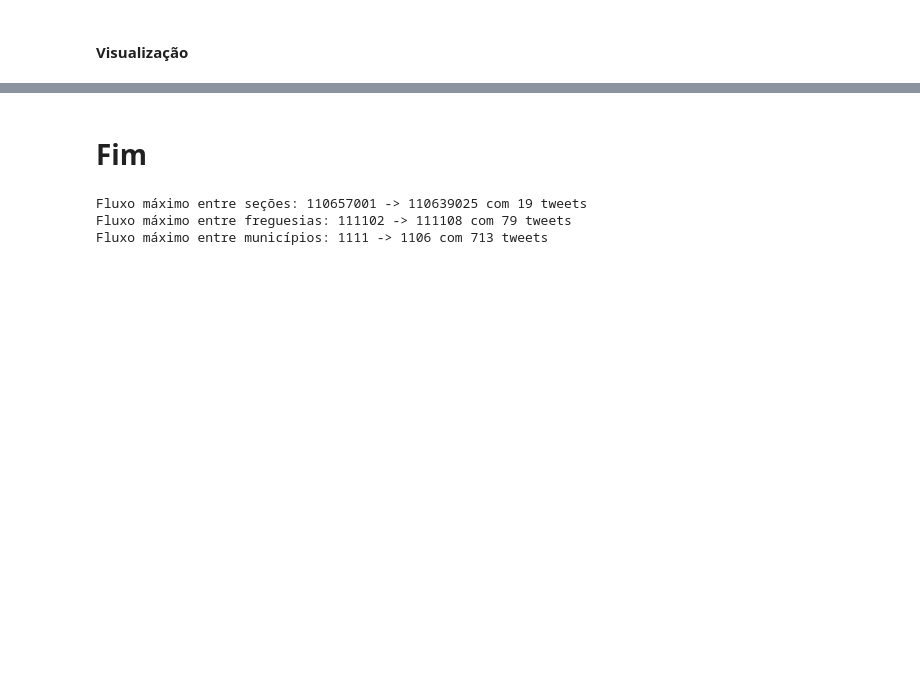
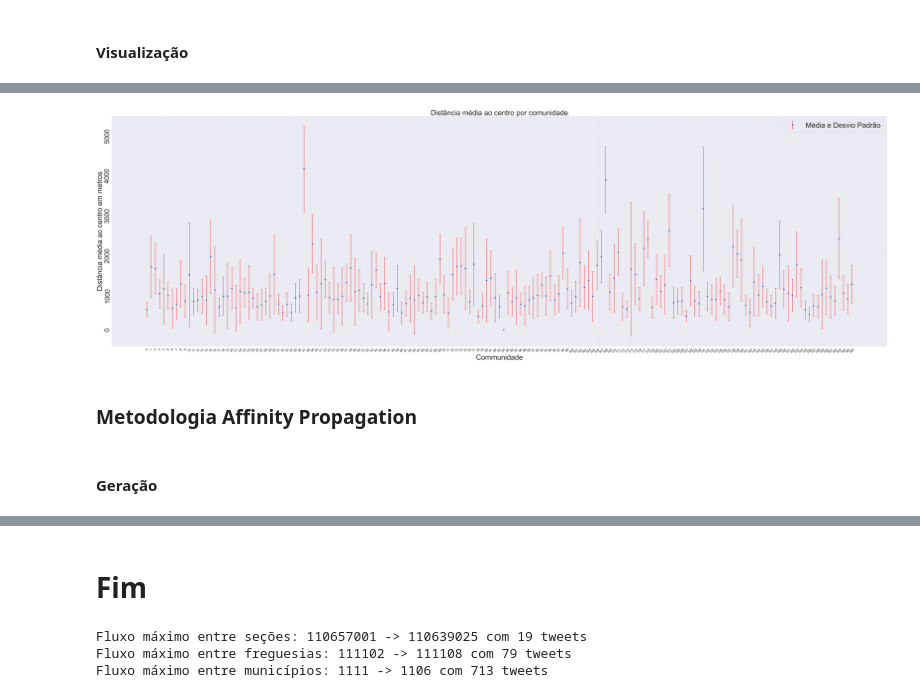
Before and after one commit to lealeric/Codigo_TCC, a Jupyter notebook: TCC_ERIC.ipynb, the cells around one changed output, grey strips where cells are left out. Cells and saved outputs as stored; diff of their text form; code cells hidden in the pictures; blank space fills up the shorter version.

```diff
--- a/TCC_ERIC.ipynb
+++ b/TCC_ERIC.ipynb
@@ -1160,0 +1293,35 @@ plt.show()
+# %%
+text_size_axis = 48
+text_size_standart = 52
+
+# Extract the mean and standard deviation from estatisticas
+means = [sorted_estatisticas_dataframe[key]['mean_distance_to_center'] for key in sorted_estatisticas_dataframe.keys()]
+stds = [sorted_estatisticas_dataframe[key]['standard_deviation'] for key in sorted_estatisticas_dataframe.keys()]
+
+# Create a list of community names
+community_names = [str(community) for community in sorted_estatisticas_dataframe]
+
+plt.figure(figsize=(100, 30))
+# Plot the mean with error bars representing the standard deviation
+plt.errorbar(community_names, means, yerr=stds, fmt='o', capsize=5, label='Média e Desvio Padrão', ecolor='red', elinewidth=2, capthick=2, markersize=10)
+
+# Set the labels and title
+plt.xlabel('Communidade', fontsize=text_size_standart)
+plt.ylabel('Distância média ao centro em metros', fontsize=text_size_standart)
+plt.xticks(fontsize=text_size_axis*.5)
+plt.yticks(fontsize=text_size_axis, rotation=90)
+plt.title('Distância média ao centro por comunidade', fontsize=text_size_standart)
+
+# Rotate the x-axis labels for better visibility
+plt.xticks(rotation=45)
+
+
+
+plt.legend(fontsize=text_size_standart)  # Adiciona a legenda
+plt.show()
+# %% [output]
+[figure, added]
+# %% [markdown]
+### Metodologia Affinity Propagation
+# %% [markdown]
+#### Geração
```
Also changed, not shown: parts of 25 cells of this notebook, 3 other files.
